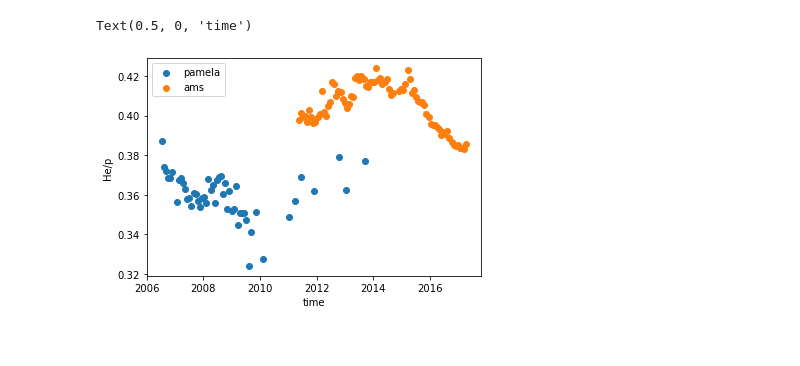
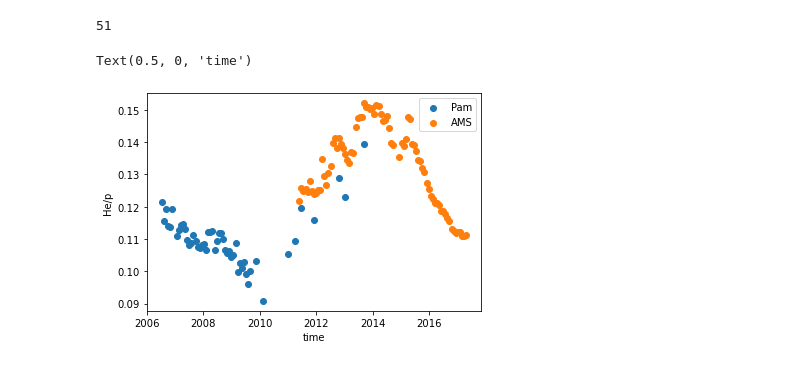
Before and after one commit to sigioren/nirs, a Jupyter notebook: hep from time.ipynb, the cells around one changed output. Saved outputs shown, nothing was run; the diff lists cells and outputs as text; code cells hidden in the pictures.

```diff
--- a/hep from time.ipynb
+++ b/hep from time.ipynb
@@ -196,0 +55,5 @@ def summ4(ener):
+# %%
+data_he = load_obj('a_PAM_CR')
+a = data_he[2045][4]
+a = list(a)
+print(a)
@@ -197,6 +133,12 @@ def summ4(ener):
 # %%
+time = load_obj('AMS_time')
+tams = []
+for j in range(0,79):
+    a = float(time.iloc[[j], [2]].values)
+    tams.append(a)
+
 time = load_obj('time_PAM_CR')
-t = []
+tpam = []
 for j in range(0,51):
     a = float(time.iloc[[j], [2]].values)
-    t.append(a)
+    tpam.append(a)
@@ -233,15 +145,17 @@ heptotal = phee1 + hepams
-# %%
-import matplotlib.pyplot as plt
-import matplotlib as mpl
-from colorspacious import cspace_converter
-
-cmap = plt.cm.Spectral
-norm = plt.Normalize(vmin=4, vmax=5)
-plt.scatter(t, phee1, cmap="plasma")
-plt.scatter(tams, hepams, cmap="plasma")
-plt.legend(["pamela", "ams"])
-plt.ylabel('He/p')
-plt.xlabel('time')
-# %% [output]
-Text(0.5, 0, 'time')
-[figure, removed]
+# %%
+hepp = heppam(13)
+hepa = hepams(10)
+# %%
+time = load_obj('time_PAM_CR')
+print(len(hepp))
+# %% [output]
+51
+# %%
+plt.scatter(tpam,hepp)
+plt.scatter(tams,hepa)
+plt.legend(["Pam", "AMS"])
+plt.ylabel('He/p')
+plt.xlabel('time')
+# %% [output]
+Text(0.5, 0, 'time')
+[figure, added]
```
Also changed, not shown: parts of 17 cells of this notebook, 5 other files.
